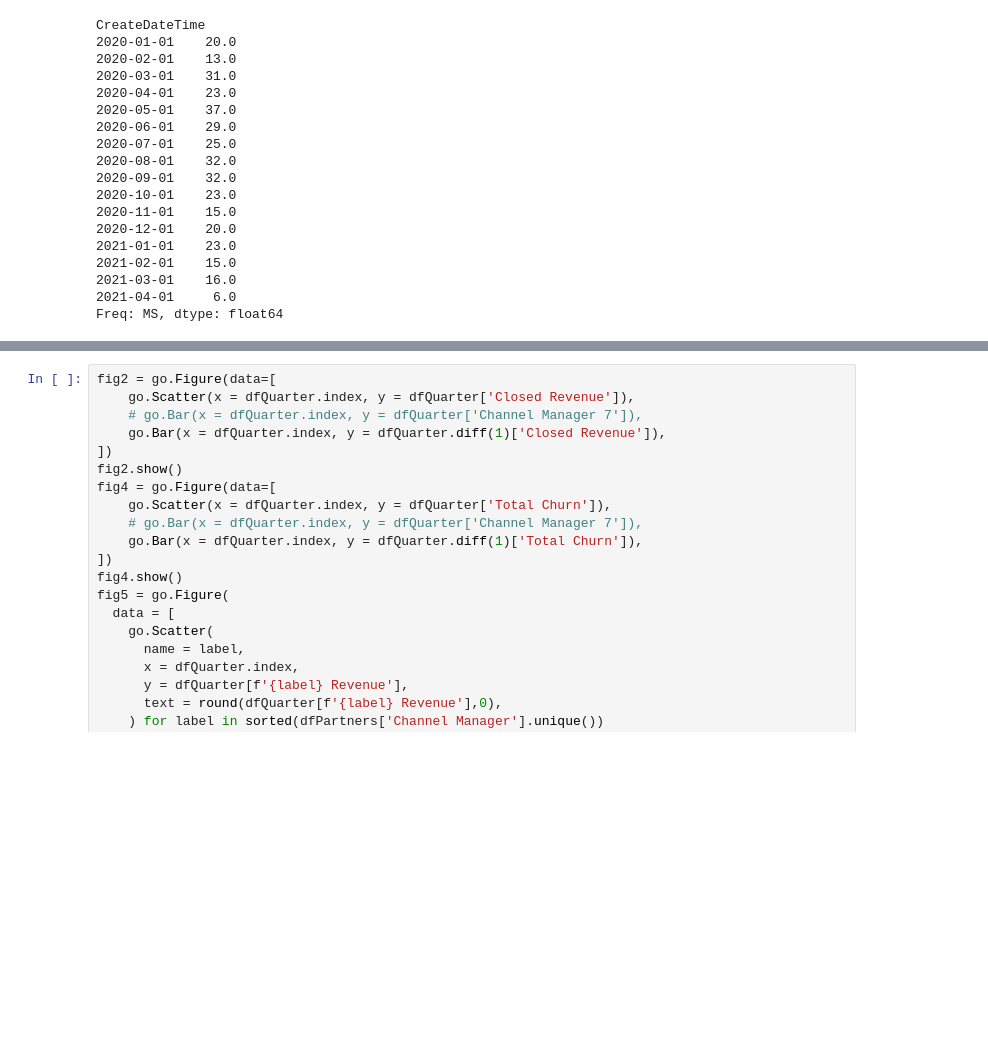
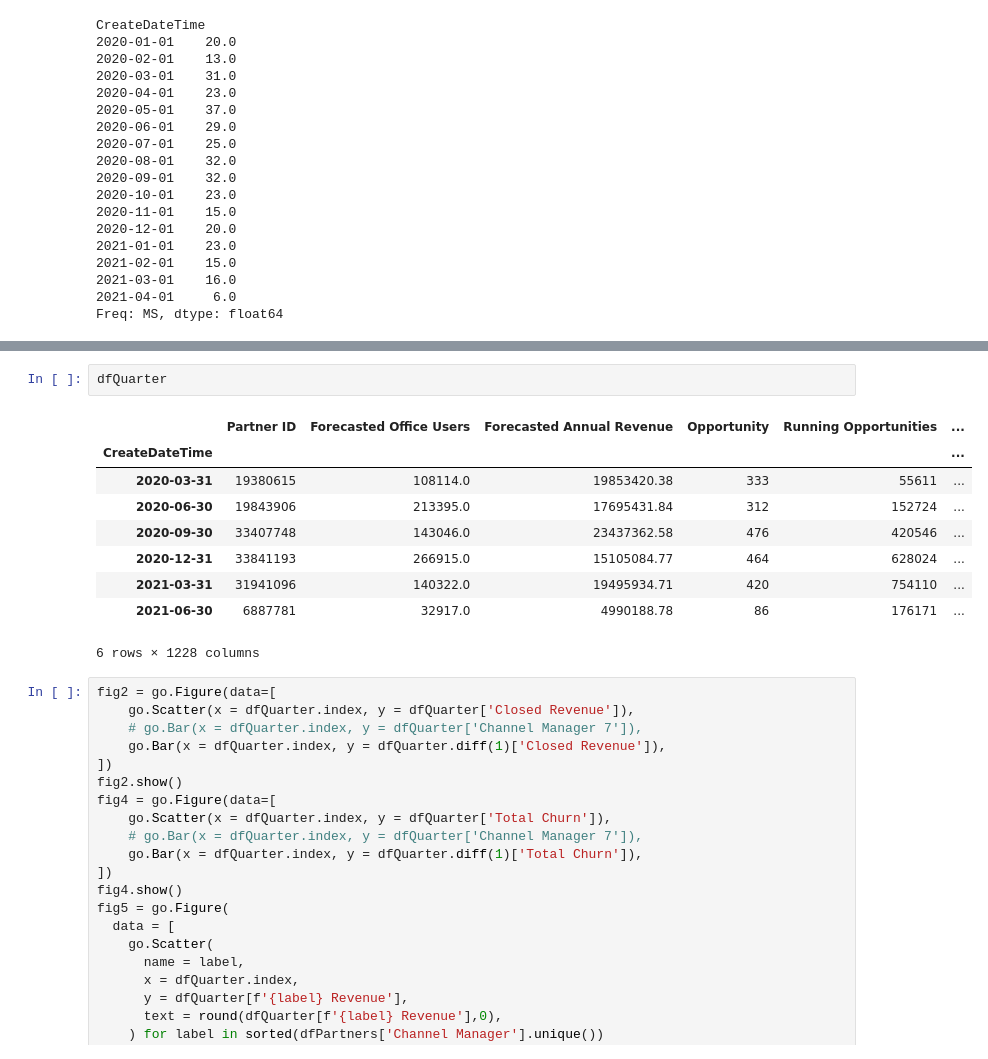
Before and after one commit to minthammock-development/Technical-Assignments, a Jupyter notebook: RingCentral_Workbook.ipynb, the cells around one changed output, grey strips where cells are left out. Saved outputs shown, nothing was run; the diff lists cells and outputs as text; blank space fills up the shorter version.

```diff
--- a/RingCentral_Workbook.ipynb
+++ b/RingCentral_Workbook.ipynb
@@ -186,3 +280,15 @@ fig3.show()
+# %%
+dfQuarter
+# %% [output]
+|  | Partner ID | Forecasted Office Users | Forecasted Annual Revenue | Opportunity | Running Opportunities | ... |
+| CreateDateTime |  |  |  |  |  | ... |
+| 2020-03-31 | 19380615 | 108114.0 | 19853420.38 | 333 | 55611 | ... |
+| 2020-06-30 | 19843906 | 213395.0 | 17695431.84 | 312 | 152724 | ... |
+| 2020-09-30 | 33407748 | 143046.0 | 23437362.58 | 476 | 420546 | ... |
+| 2020-12-31 | 33841193 | 266915.0 | 15105084.77 | 464 | 628024 | ... |
+| 2021-03-31 | 31941096 | 140322.0 | 19495934.71 | 420 | 754110 | ... |
+| 2021-06-30 | 6887781 | 32917.0 | 4990188.78 | 86 | 176171 | ... |
+6 rows × 1228 columns
 # %%
 fig2 = go.Figure(data=[
     go.Scatter(x = dfQuarter.index, y = dfQuarter['Closed Revenue']),
```
Also changed, not shown: parts of 14 cells of this notebook.
